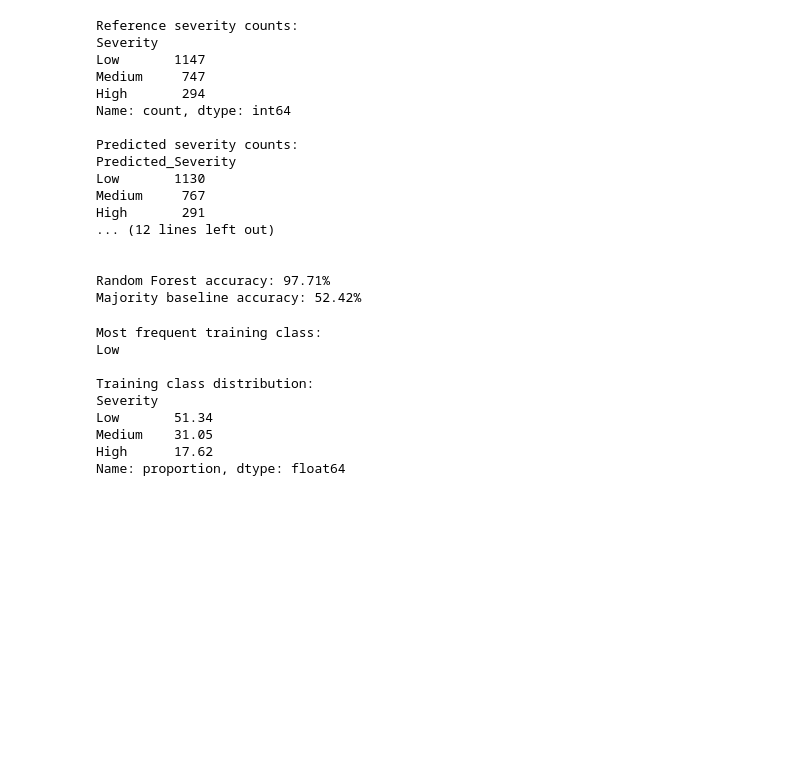
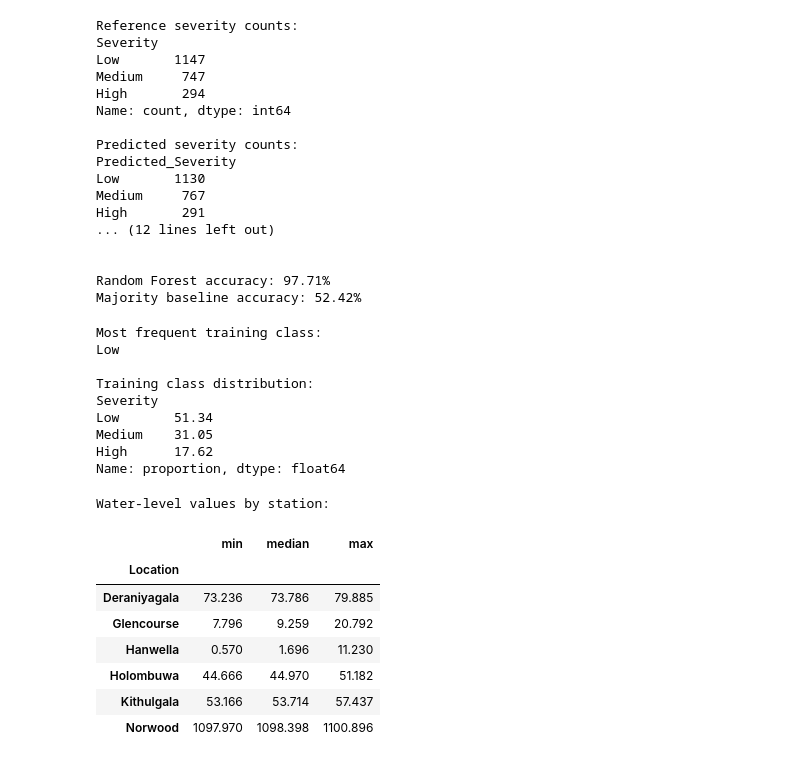
Before and after one commit to amasha-sinhalagoda/J26-IT-334, a Jupyter notebook: notebooks/kelani_flood_severity_assessment_model.ipynb, the cells around one changed output. Saved outputs shown, nothing was run; the diff lists cells and outputs as text; code cells hidden in the pictures; blank space fills up the shorter version.

Commit message:
Verify the waterlevel units

```diff
--- a/notebooks/kelani_flood_severity_assessment_model.ipynb
+++ b/notebooks/kelani_flood_severity_assessment_model.ipynb
@@ -685,3 +685,22 @@ Low       51.34
 Medium    31.05
 High      17.62
 Name: proportion, dtype: float64
+# %%
+
+print("Water-level values by station:")
+
+display(
+    model_df.groupby("Location")["Water_Level"]
+    .agg(["min", "median", "max"])
+    .round(3)
+)
+# %% [output]
+Water-level values by station:
+|  | min | median | max |
+| Location |  |  |  |
+| Deraniyagala | 73.236 | 73.786 | 79.885 |
+| Glencourse | 7.796 | 9.259 | 20.792 |
+| Hanwella | 0.570 | 1.696 | 11.230 |
+| Holombuwa | 44.666 | 44.970 | 51.182 |
+| Kithulgala | 53.166 | 53.714 | 57.437 |
+| Norwood | 1097.970 | 1098.398 | 1100.896 |
```
